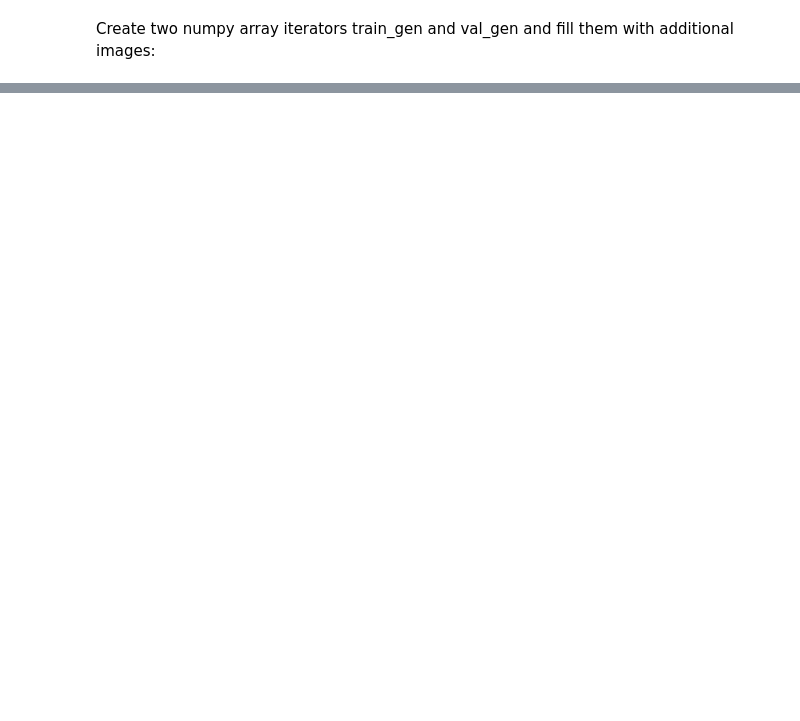
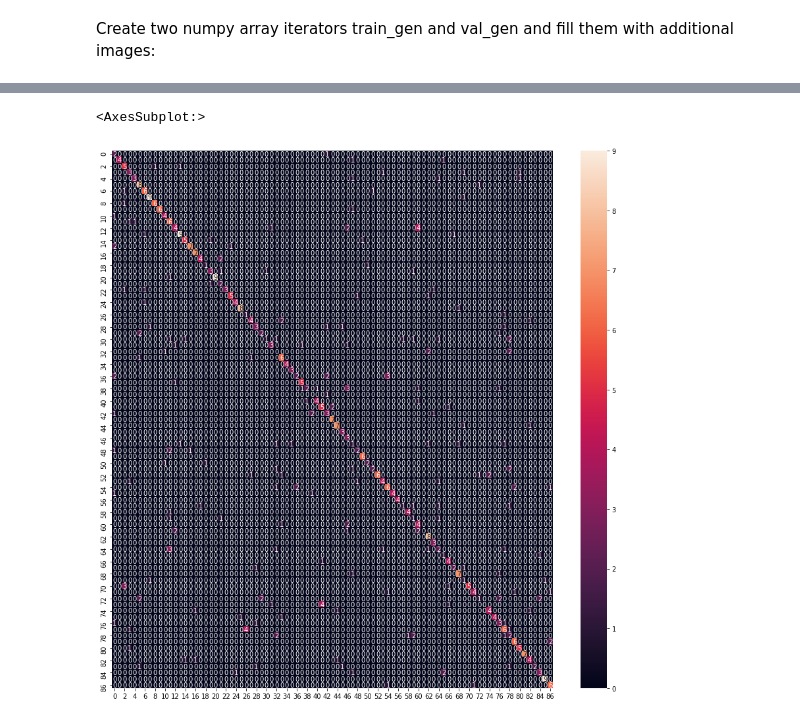
Before and after one commit to yulhee741/CNN, a Jupyter notebook: Gemstones Images.ipynb, the cells around one changed output, grey strips where cells are left out. Cells and saved outputs as stored; diff of their text form; code cells hidden in the pictures; blank space fills up the shorter version.

```diff
--- a/Gemstones Images.ipynb
+++ b/Gemstones Images.ipynb
@@ -371,0 +484,11 @@ val_gen = val_datagen.flow(X_val, y_val, batch_size=batch_size)
+# %%
+from sklearn.metrics import confusion_matrix
+y_pre_test=model.predict(X_val)
+y_pre_test=np.argmax(y_pre_test,axis=1)
+cm=confusion_matrix(y_val,y_pre_test)
+
+plt.figure(figsize = (15,15))
+sn.heatmap(cm, annot=True)
+# %% [output]
+<AxesSubplot:>
+[figure, added]
```
Also changed, not shown: parts of 38 cells of this notebook, 1 other file.
